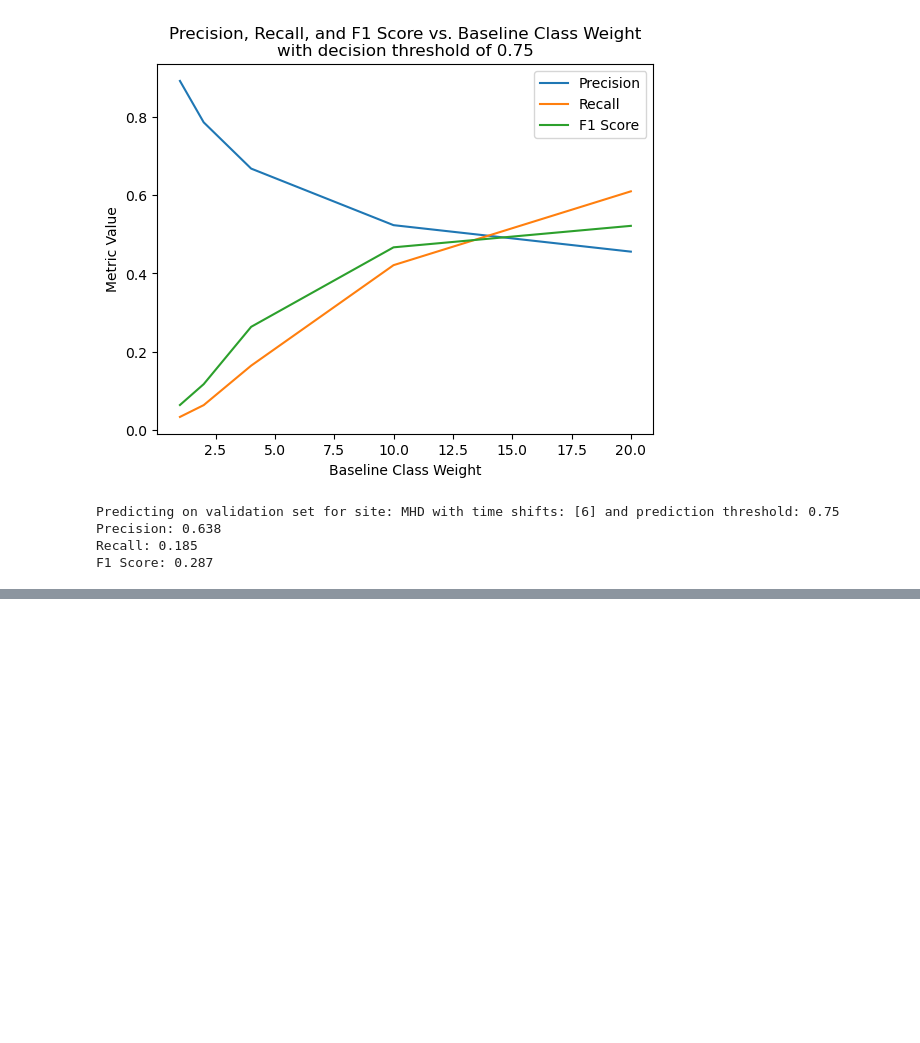
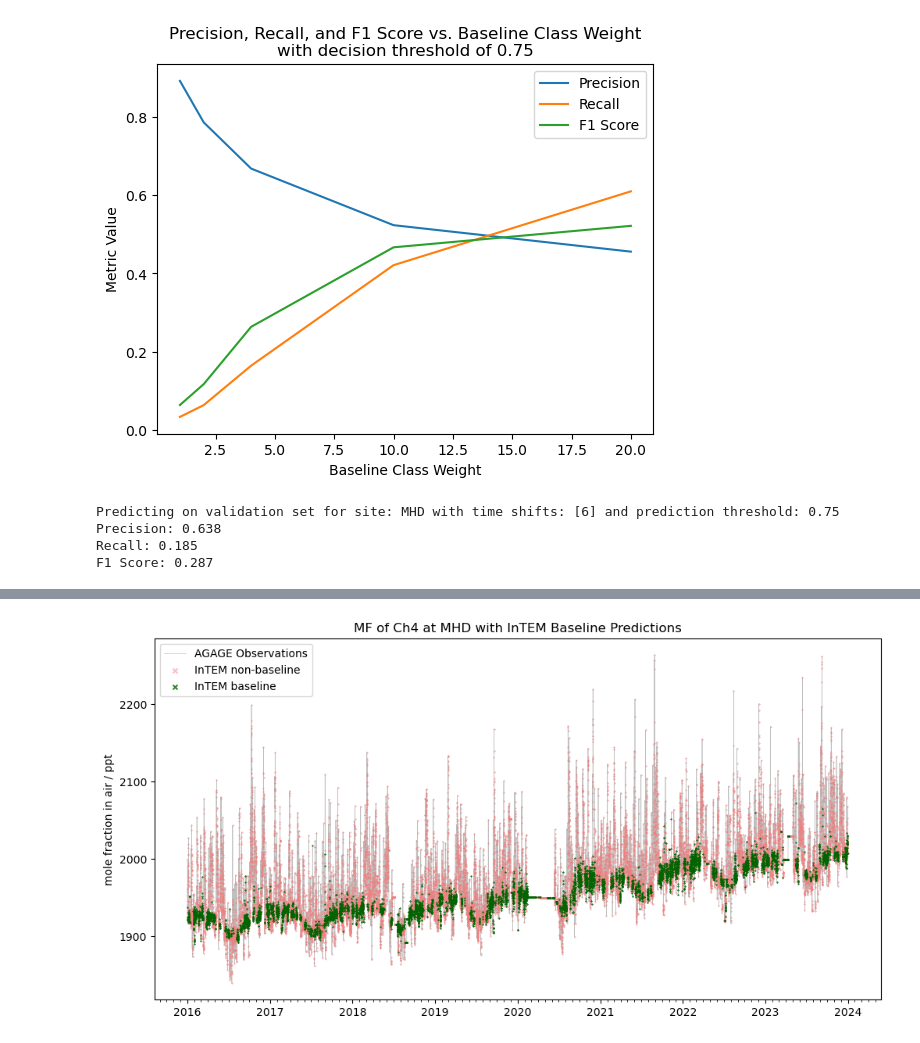
Before and after one commit to openghg/ml-baselines, a Jupyter notebook: notebooks/predicting.ipynb, the cells around one changed output, grey strips where cells are left out. Cells and saved outputs as stored; diff of their text form; code cells hidden in the pictures; blank space fills up the shorter version.

```diff
--- a/notebooks/predicting.ipynb
+++ b/notebooks/predicting.ipynb
@@ -192,0 +224,2 @@ merged_df["predicted_baseline"] = y_pred
+# %%
+labelled_df = align_predictions_and_obs(y, y_pred, df_agage)
@@ -207,0 +262,44 @@ plt.legend()
+# %%
+def plot_obs(labelled_df, labels_from="InTEM", title=""):
+    """
+    Plot observed molefractions.
+
+    Parameters:
+    - labelled_df: A DataFrame containing the observed molefractions in a column named "mf", true baseline labels in a column named "baseline", and predicted baseline labels in a column named "predicted_baseline". The DataFrame should have a datetime index.
+    - labels_from: The source of the labels to plot (e.g., "InTEM").
+    - site: The site for which to plot observed molefractions.
+
+    Returns:
+    - A plot showing the observed molefractions and highlighting false positives, false negatives, and true positives.
+    """
+    if labels_from == "InTEM":
+        true_mask = (labelled_df.baseline == 1)
+        false_mask = (labelled_df.baseline == 0)
+    elif labels_from == "model":
+        true_mask = (labelled_df.predicted_baseline == 1)
+        false_mask = (labelled_df.predicted_baseline == 0)
+    else:
+        raise ValueError("Invalid value for 'labels_from'. Please choose 'InTEM' or 'model'.")
+
+    fig, ax = plt.subplots(figsize=(12, 6))
+
+    ax.plot(labelled_df.index, labelled_df.mf, c="gray", label="AGAGE Observations", zorder=1, lw=0.5, alpha=0.5)
+
+    ax.scatter(labelled_df.index[false_mask], labelled_df.mf[false_mask], color="lightcoral", label=f"{labels_from} non-baseline", zorder=5, s=0.5, alpha=0.5, marker='x')
+    ax.scatter(labelled_df.index[true_mask], labelled_df.mf[true_mask], color="darkgreen", label=f"{labels_from} baseline", zorder=5, s=0.5, marker='x', alpha=0.8)
+
+    # make markers bigger in the legend
+    ax.legend(markerscale=6)
+
+    ax.set_ylabel("mole fraction in air / ppt")
+
+    locator = mdates.MonthLocator()
+    ax.xaxis.set_minor_locator(locator)
+    ax.tick_params(axis='x', which='minor', length=2)
+
+    ax.set_title(title)
+    plt.show()
+# %%
+plot_obs(merged_df, title="MF of Ch4 at MHD with InTEM Baseline Predictions")
+# %% [output]
+[figure, added]
```
Also changed, not shown: parts of 20 cells of this notebook.
